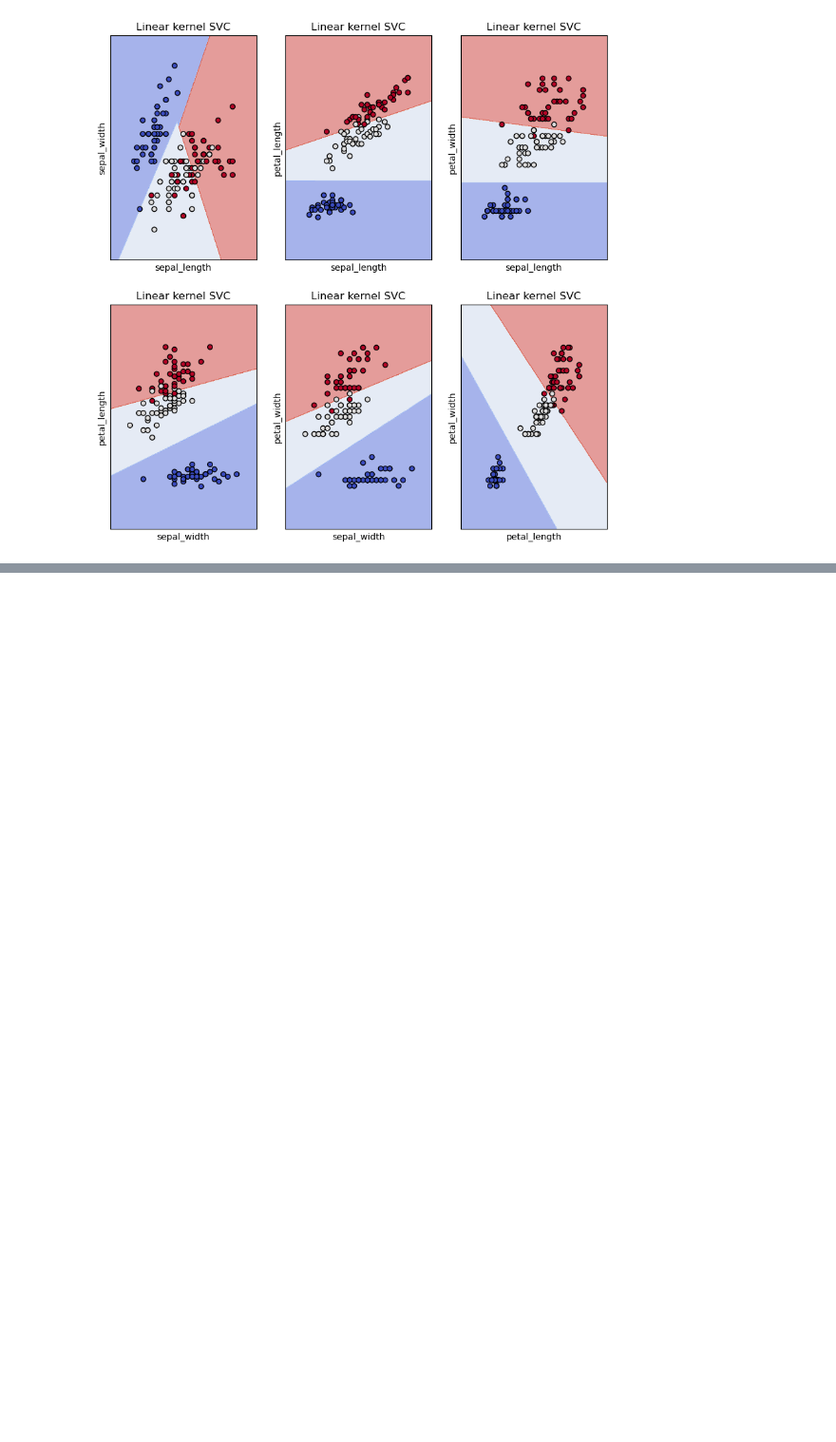
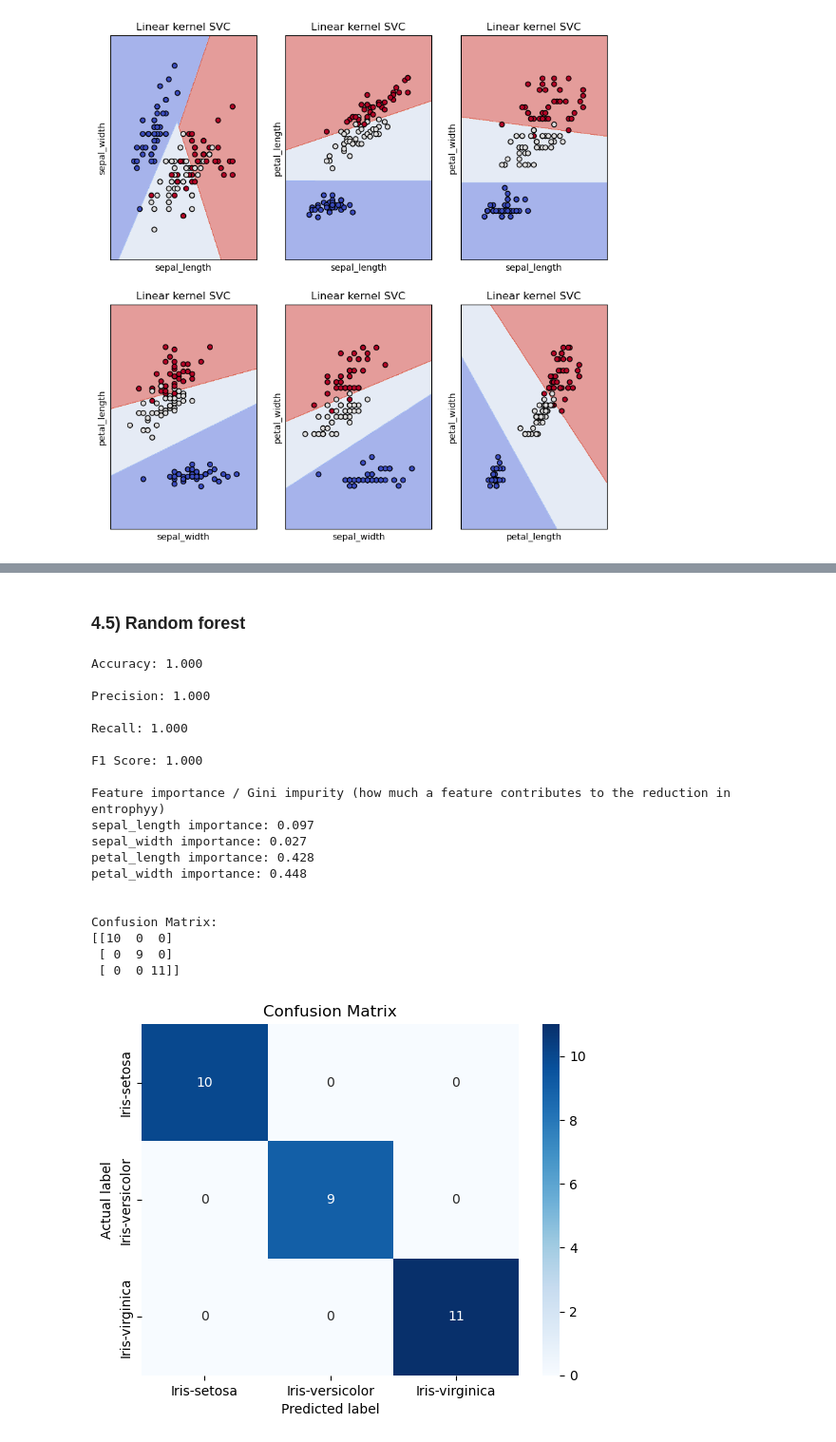
Before and after one commit to pekko-kauppila/Machine-Learning-Projects, a Jupyter notebook: Iris_classification/iris_classification.ipynb, the cells around one changed output, grey strips where cells are left out. Shown at 95% size. Cells and saved outputs as stored; diff of their text form; code cells hidden in the pictures; blank space fills up the shorter version.

```diff
--- a/Iris_classification/iris_classification.ipynb
+++ b/Iris_classification/iris_classification.ipynb
@@ -344,0 +398,38 @@ for i, pair in enumerate(feature_pairs):
+# %% [markdown]
+### 4.5) Random forest
+# %%
+from sklearn.ensemble import RandomForestClassifier
+
+forest = RandomForestClassifier(random_state=0)
+forest.fit(X_train, y_train)
+y_pred = forest.predict(X_test)
+
+accuracy, precision, recall, f1 = compute_evaluation_metrics(y_test, y_pred)
+
+print(f'Feature importance / Gini impurity (how much a feature contributes to the reduction in entrophyy)')
+for (importance, l) in zip(forest.feature_importances_, forest.feature_names_in_):
+    print(f'{l} importance: {importance:.3f}')
+print('\n')
+
+cm = compute_and_visualize_confusion_matrix(y_test, y_pred)
+# %% [output]
+Accuracy: 1.000
+
+Precision: 1.000
+
+Recall: 1.000
+
+F1 Score: 1.000
+
+Feature importance / Gini impurity (how much a feature contributes to the reduction in entrophyy)
+sepal_length importance: 0.097
+sepal_width importance: 0.027
+petal_length importance: 0.428
+petal_width importance: 0.448
+
+
+Confusion Matrix:
+[[10  0  0]
+ [ 0  9  0]
+ [ 0  0 11]]
+[figure, added]
```
Also changed, not shown: parts of 9 cells of this notebook.
